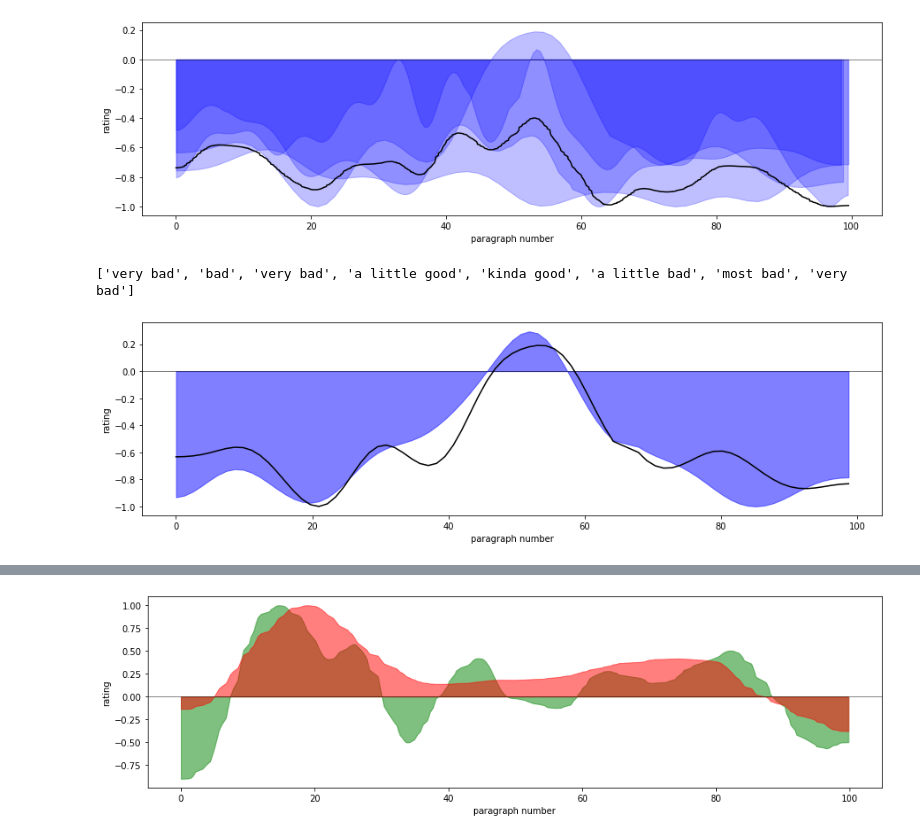
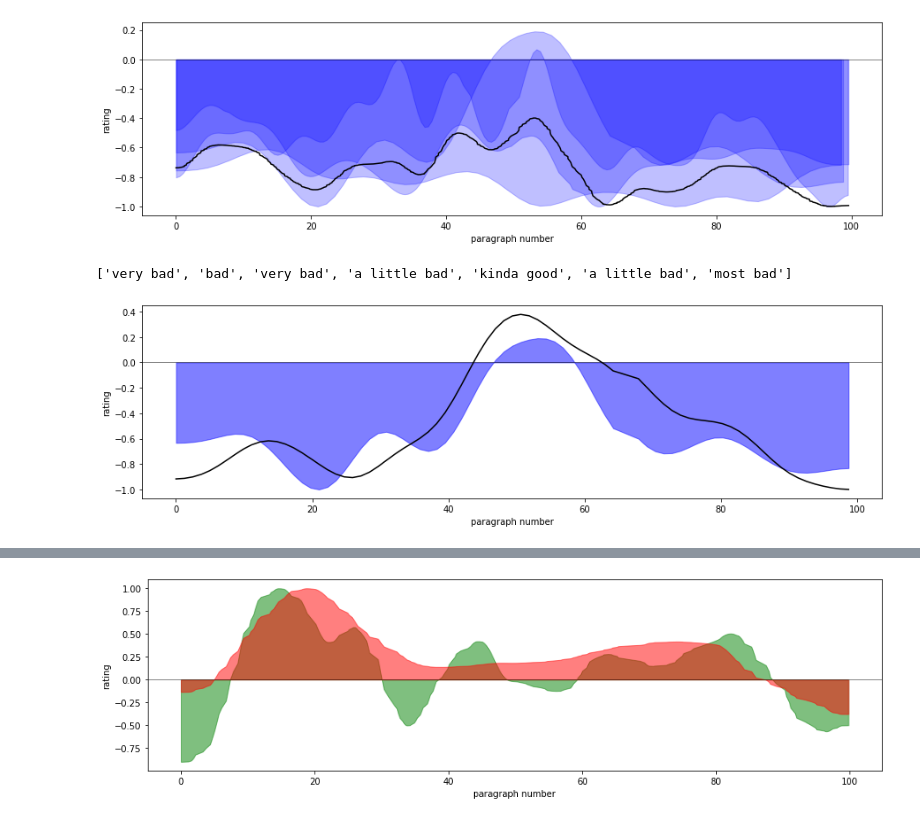
Before and after one commit to theairdemon/PlotGEN, a Jupyter notebook: v1_0.ipynb, the cells around one changed output, grey strips where cells are left out. Saved outputs shown, nothing was run; the diff lists cells and outputs as text; code cells hidden in the pictures.

```diff
--- a/v1_0.ipynb
+++ b/v1_0.ipynb
@@ -327,7 +331,7 @@ emma_storyline = get_plot_struct(emma_str)
 storyline_hundredth = shorten_storyline(emma_storyline, 80)
 
 emma_moderated = emma_storyline
-for i in range(0,2000):
+for i in range(0,2500):
     emma_moderated = average_values(emma_moderated)
 
 emma_plotline = para_qualities(emma_moderated)
@@ -402,19 +406,19 @@ new_lovecraft = [moderated_list[0],[moderated_list[1][i]+noise[i] for i in range
 # %%
 new_moderated = new_lovecraft
 for i in range(0,20):
     new_moderated = average_values(new_moderated)
 
 new_moderated_qualities = para_qualities(new_moderated)
 print(new_moderated_qualities)
 
 plt.figure(figsize=(15,4))
-plt.fill_between(new_moderated[0], 0, new_moderated[1], color='b', alpha=0.5)
-plt.plot(moderated_list[0], moderated_list[1], 'k-')
+plt.fill_between(moderated_list[0], 0, moderated_list[1], color='b', alpha=0.5)
+plt.plot(new_moderated[0], new_moderated[1], 'k-')
 
 plt.axhline(linewidth=0.5, color='black')
 plt.ylabel('rating')
 plt.xlabel('paragraph number')
 plt.show()
 # %% [output]
-['very bad', 'bad', 'very bad', 'a little good', 'kinda good', 'a little bad', 'most bad', 'very bad']
+['very bad', 'bad', 'very bad', 'a little bad', 'kinda good', 'a little bad', 'most bad']
-[figure, old version]
+[figure, new version]
```
Also changed, not shown: parts of 8 cells of this notebook, 1 other file.
